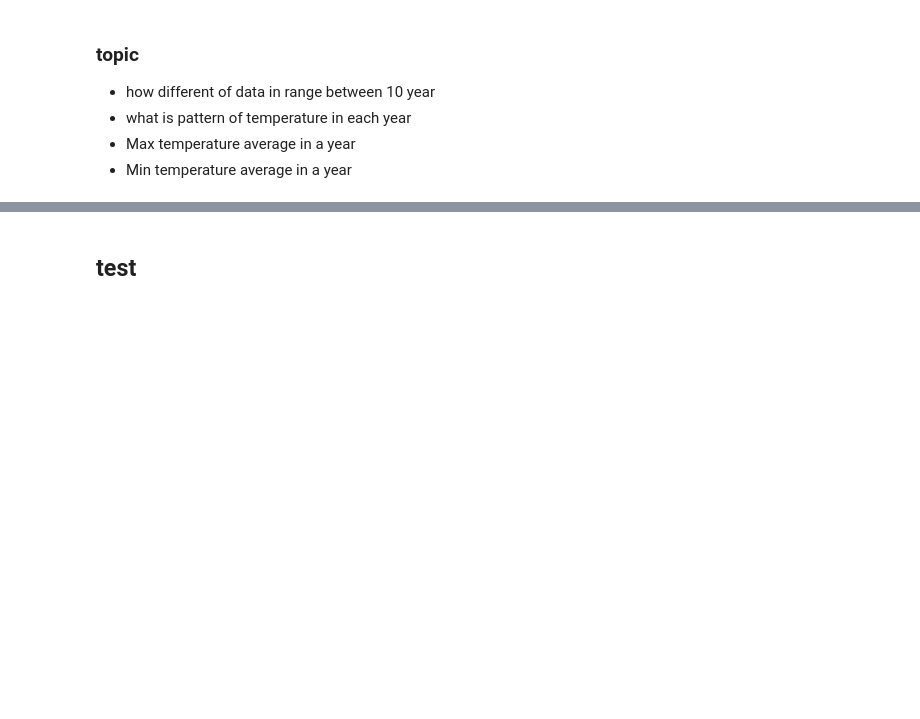
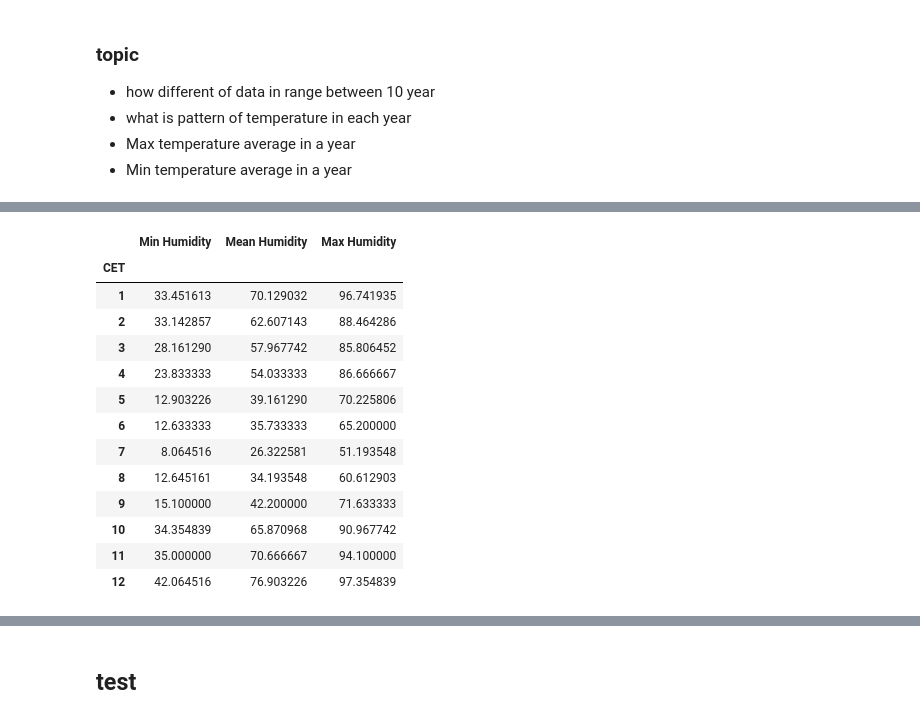
Before and after one commit to nnyPRO/Daily_Weather, a Jupyter notebook: code/project.ipynb, the cells around one changed output, grey strips where cells are left out. Saved outputs shown, nothing was run; the diff lists cells and outputs as text; code cells hidden in the pictures; blank space fills up the shorter version.

```diff
--- a/code/project.ipynb
+++ b/code/project.ipynb
@@ -336,7 +423,24 @@ mean_temp_m = pd.DataFrame(focus_data_month['Mean TemperatureC'].mean())
 # %%
 # group three data
 temp_m = pd.concat([min_temp_m, mean_temp_m, max_temp_m], axis=1)
 temp_m
+humi_m = pd.concat([min_humi_m, mean_humi_m, max_humi_m], axis=1)
+humi_m
+# %% [output]
+|  | Min Humidity | Mean Humidity | Max Humidity |
+| CET |  |  |  |
+| 1 | 33.451613 | 70.129032 | 96.741935 |
+| 2 | 33.142857 | 62.607143 | 88.464286 |
+| 3 | 28.161290 | 57.967742 | 85.806452 |
+| 4 | 23.833333 | 54.033333 | 86.666667 |
+| 5 | 12.903226 | 39.161290 | 70.225806 |
+| 6 | 12.633333 | 35.733333 | 65.200000 |
+| 7 | 8.064516 | 26.322581 | 51.193548 |
+| 8 | 12.645161 | 34.193548 | 60.612903 |
+| 9 | 15.100000 | 42.200000 | 71.633333 |
+| 10 | 34.354839 | 65.870968 | 90.967742 |
+| 11 | 35.000000 | 70.666667 | 94.100000 |
+| 12 | 42.064516 | 76.903226 | 97.354839 |
 # %%
 # temperature per year
 temp_y.plot(kind="bar", figsize = (10, 4), color={'Max TemperatureC': '#FF5733', 'Mean TemperatureC': '#229954', 'Min TemperatureC': '#55799D'})
```
Also changed, not shown: parts of 13 cells of this notebook.
